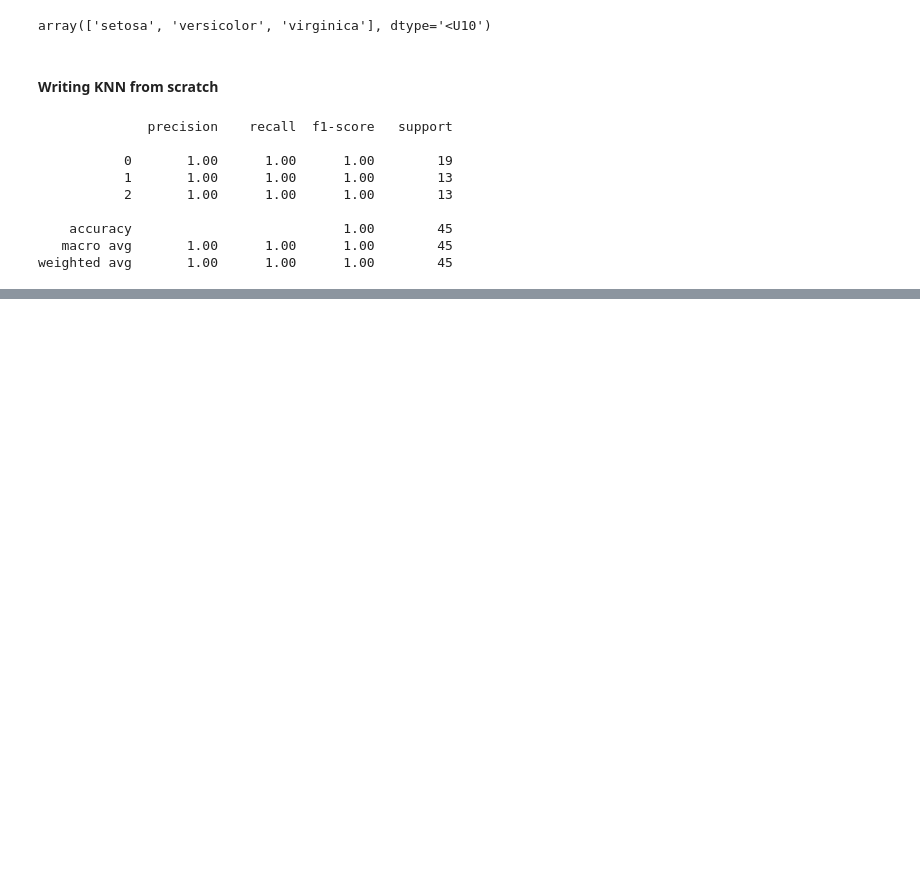
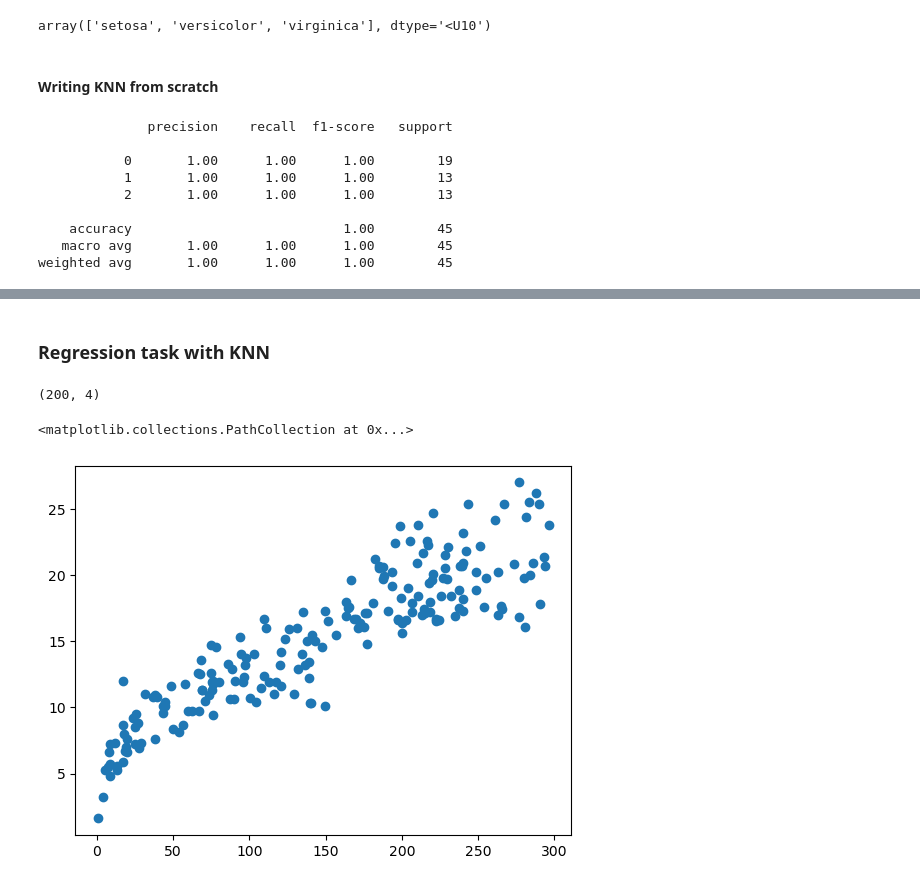
Before and after one commit to Imiahmadi/datascience_learning, a Jupyter notebook: KNN.ipynb, the cells around one changed output, grey strips where cells are left out. Saved outputs shown, nothing was run; the diff lists cells and outputs as text; code cells hidden in the pictures; blank space fills up the shorter version.

Commit message:
reression task by KNN

```diff
--- a/KNN.ipynb
+++ b/KNN.ipynb
@@ -62,0 +86,16 @@ weighted avg       1.00      1.00      1.00        45
+# %% [markdown]
+### Regression task with KNN
+# %%
+df2 = pd.read_csv('advertising.csv')
+# %%
+df2.shape
+# %% [output]
+(200, 4)
+# %%
+x = df2[['TV']].values
+y = df2['Sales'].values
+
+plt.scatter(x,y)
+# %% [output]
+<matplotlib.collections.PathCollection at 0x...>
+[figure, added]
```
Also changed, not shown: parts of 11 cells of this notebook, 1 other file.
